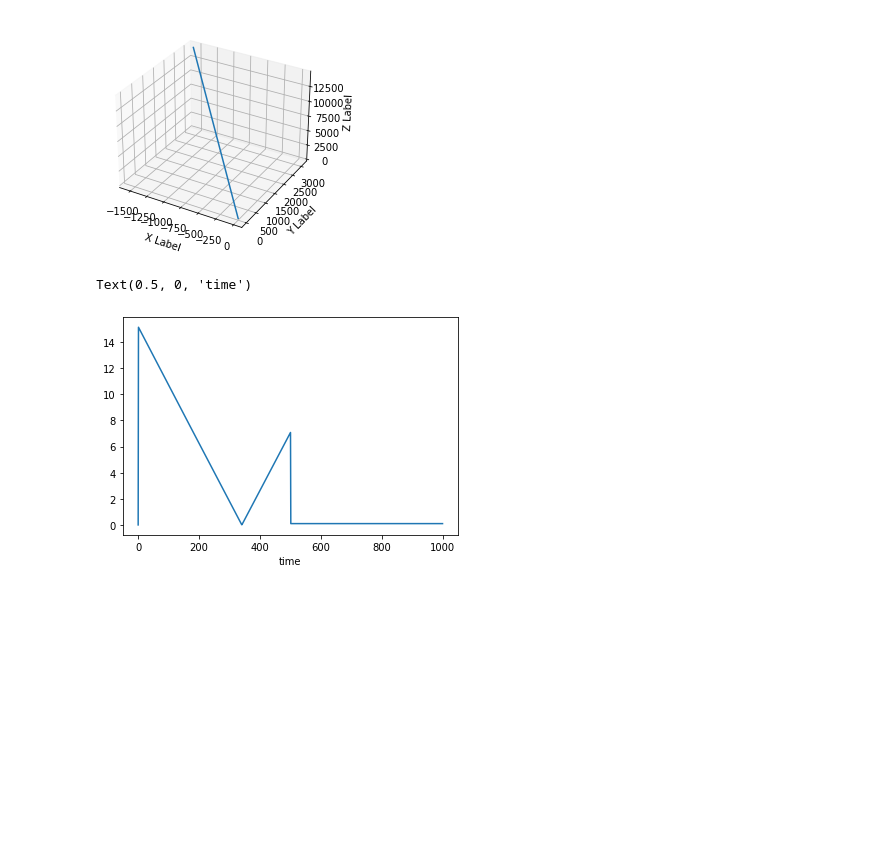
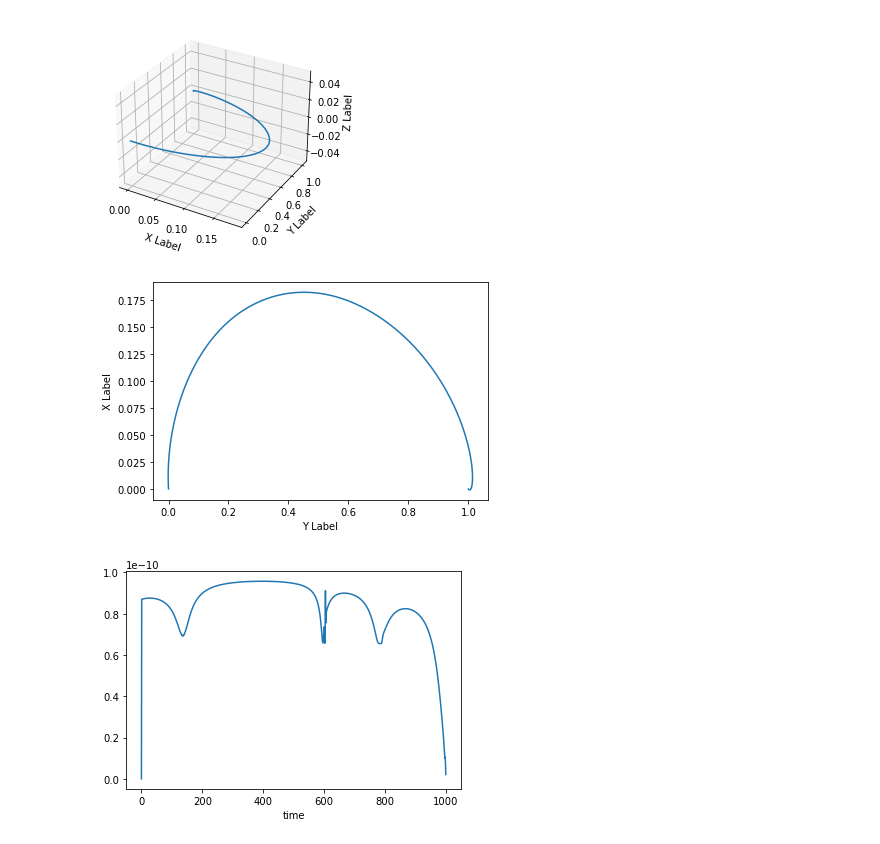
Before and after one commit to Owen-Oertell/spaceflight-dyanamics-modeling, a Jupyter notebook: basic-spaceflight.ipynb, the cells around one changed output. Drawn from its saved outputs; the diff is of its cells as text; code cells hidden in the pictures; blank space fills up the shorter version.

Commit message:
Got plotting to work and switched to a linear constraint.

```diff
--- a/basic-spaceflight.ipynb
+++ b/basic-spaceflight.ipynb
@@ -6,14 +6,15 @@ import cvxpy as cp
 import math
 # %%
 # initial time step and final time under control
-timeStep = 1
-finalTime = 1000
+# 100,000 seconds is a little over a day
+timeStep = 100
+numSteps = 1000
 
 # inital x sattelite (x,y,z,dx,dy,dz)
-x_0 = np.array([0,0,0,-200,400,1900]).reshape((6,1))
+x_0 = np.array([0,1,0,0,0,0]).reshape((6,1))
 
 # phi matrix given time and beginning time.
-def phi(t_i,t_0, n=(2*np.pi) / 96400):
+def phi(t_i,t_0, n=(2*np.pi) / 86400):
     t = t_i - t_0
     return np.array([[4 - 3*math.cos(n*t), 0, 0, (1/n) * math.sin(n*t), (2/n) * (1 - math.cos(n*t)),0],
                  [6*(math.sin(n*t)-n*t),1, 0, -1*(2/n)*( 1 - math.cos(n*t)), (1/n)*(4*math.sin(n*t) - 3*n*t),0],
@@ -27,15 +28,15 @@ def delt(u,i,delta):
     return np.array([[0],[0],[0],[u[i][0]*delta],[u[i][1]*delta],[u[i][2]*delta]])
 
 # move from x_0 to x_i
-def move(x_0, u, target, delta):
-    x_i = phi(target, 0) @ x_0
-    for j in range(1, target):
-        x_i = x_i + phi(target, j) @ delt(u,j,delta)
+def move(x_0, u, numSteps, delta):
+    x_i = phi(numSteps*delta, 0) @ x_0
+    for j in range(1, numSteps):
+        x_i = x_i + phi(numSteps*delta, j*delta) @ delt(u,j,delta)
 
     return x_i
 
 def moveOneStep(x_0, u, delta, i):
-    x_i = x_0 + phi(0, 1) @ delt(u,1,delta)
+    x_i = x_0 + phi(delta, 0) @ delt(u,i,delta)
     return x_i
 # %%
 # define u, the vector of movements as what we are trying to minimize.
@@ -96,38 +104,52 @@ x_trajectory = [x_0[0][0]]
 y_trajectory = [x_0[1][0]]
 z_trajectory = [x_0[2][0]]
 
 x_i = x_0
 # get x,y,z values for plotting
-for i in range(1,finalTime*timeStep):
-    x_i = moveOneStep(x_i, u.value, timeStep, i)
+for i in range(1,numSteps+1):
+    #x_i = moveOneStep(x_i, u.value, timeStep, i)
+    x_i = move(x_0, u.value, i, timeStep)
     # get first three elements of x_i
     x_trajectory.append(x_i[0][0])
     y_trajectory.append(x_i[1][0])
     z_trajectory.append(x_i[2][0])
+    #print(x_i)
 
 # convert to numpy arrays
 #x_trajectory = np.array(x_trajectory).reshape((1,finalTime*timeStep))
 #y_trajectory = np.array(y_trajectory).reshape((1,finalTime*timeStep))
 #z_trajectory = np.array(z_trajectory).reshape((1,finalTime*timeStep))
 
 #print(x_trajectory)
 # print sizes
 
 # plot trajectory
 fig = plt.figure()
 ax = fig.add_subplot(projection='3d')
 ax.plot(x_trajectory, y_trajectory, z_trajectory)
 ax.set_xlabel('X Label')
 ax.set_ylabel('Y Label')
 ax.set_zlabel('Z Label')
-plt.show()
+
+fig = plt.figure()
+ax = fig.add_subplot()
+ax.plot(y_trajectory, x_trajectory)
+ax.set_xlabel('Y Label')
+ax.set_ylabel('X Label')
+
+
+#for i in u.value:
+#    print(i)
 
 # plot usage of thrust magnitude at each time step
-thrust = [ math.sqrt(u.value[i][0]**2 + u.value[i][1]**2 + u.value[i][2]**2) for i in range(finalTime*timeStep)]
-
+thrust = [ math.sqrt(u.value[i][0]**2 + u.value[i][1]**2 + u.value[i][2]**2) for i in range(numSteps)]
+#print(thrust)
+plt.figure()
 plt.plot(thrust)
 plt.xlabel('time')
+
+plt.show()
 # %% [output]
-[figure, old version]
+[figure, new version]
-Text(0.5, 0, 'time')
-[figure, old version]
+[figure, new version]
+[figure, added]
```
Also changed, not shown: parts of 1 cell of this notebook.
